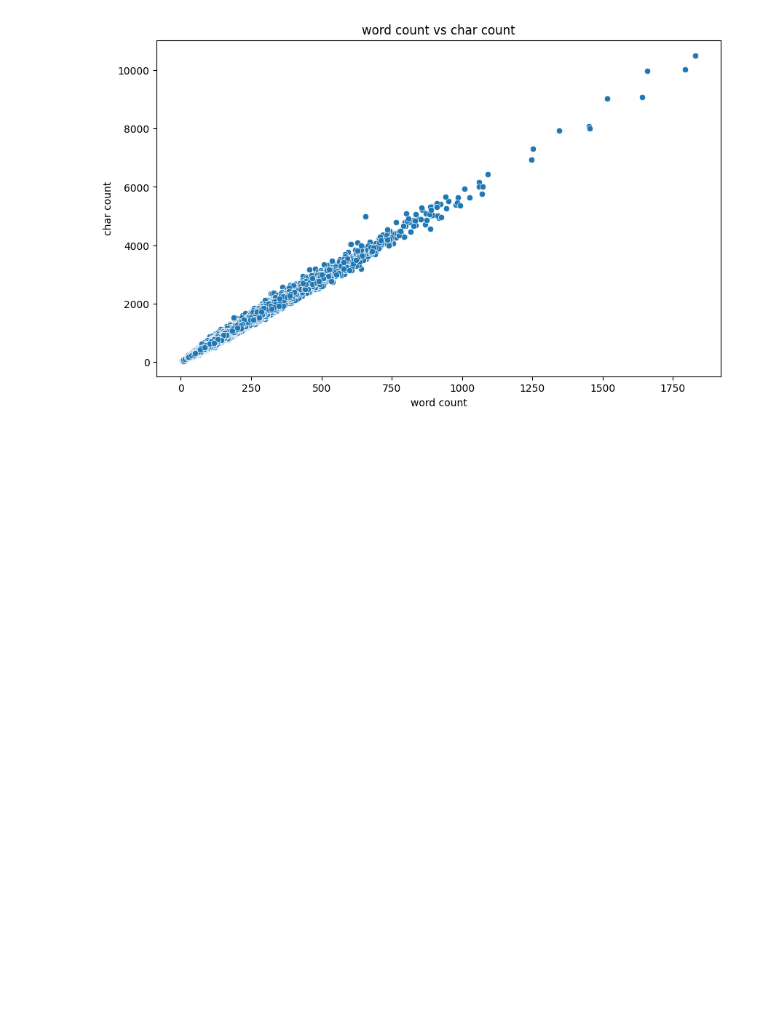
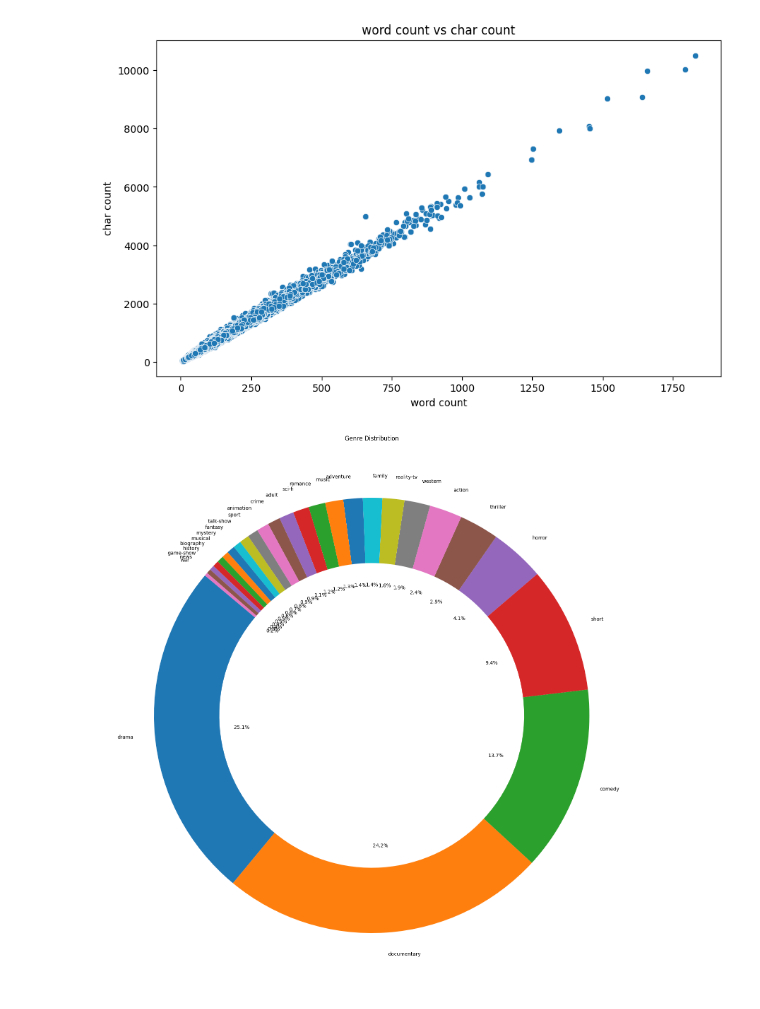
Before and after one commit to Dawittsegaye12/codsoft_movie-genre_prediction, a Jupyter notebook: notebook/eda.ipynb, the cells around one changed output. Saved outputs shown, nothing was run; the diff lists cells and outputs as text; code cells hidden in the pictures; blank space fills up the shorter version.

```diff
--- a/notebook/eda.ipynb
+++ b/notebook/eda.ipynb
@@ -701,3 +701,15 @@ fig.show(renderer="browser")
 fig.write_html("sankey_diagram.html")
 # %%
 fig.write_image("sankey_diagram.png")
+# %%
+
+# Calculate the distribution of genres
+genre_counts = merged_final['Genre'].value_counts()
+
+# Create a doughnut chart
+plt.figure(figsize=(30, 20))
+plt.pie(genre_counts, labels=genre_counts.index, autopct='%1.1f%%', startangle=140, wedgeprops=dict(width=0.3))
+plt.title('Genre Distribution')
+plt.show()
+# %% [output]
+[figure, added]
```
